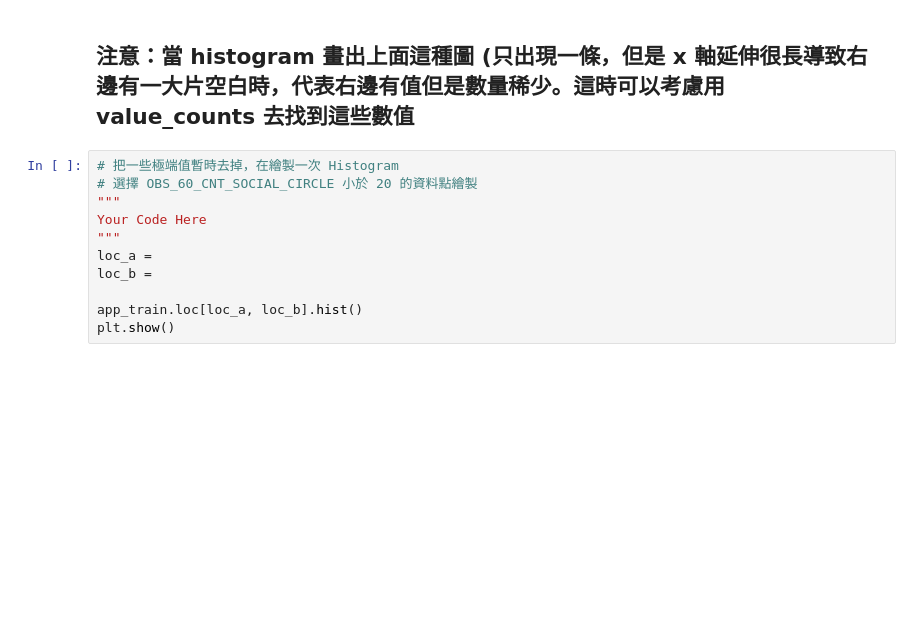
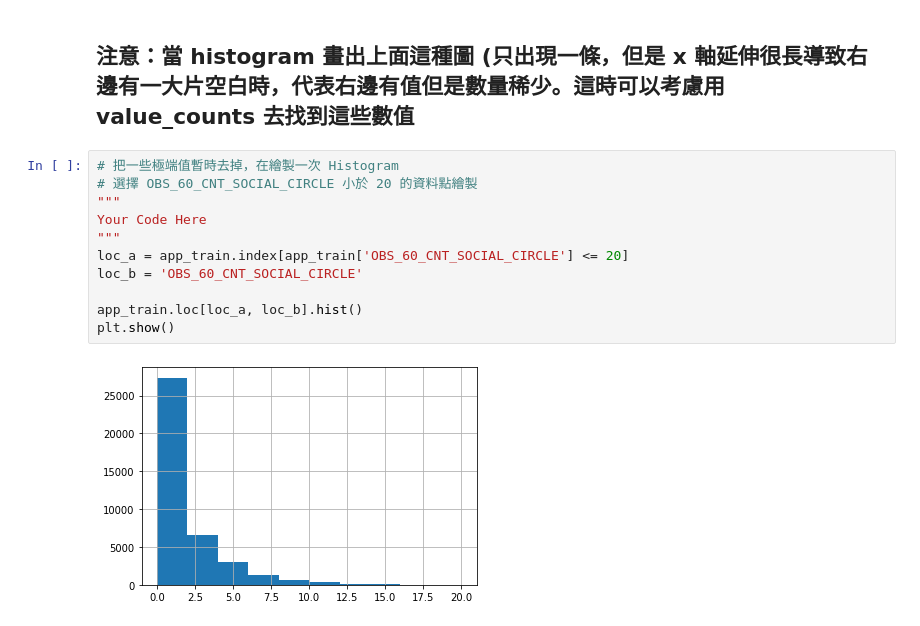
Before and after one commit to ccjameslai/ML100Days, a Jupyter notebook: homework/Day_009_HW.ipynb, the cells around one changed output. Drawn from its saved outputs; the diff is of its cells as text; blank space fills up the shorter version.

```diff
--- a/homework/Day_009_HW.ipynb
+++ b/homework/Day_009_HW.ipynb
@@ -228,11 +228,13 @@ Name: OBS_60_CNT_SOCIAL_CIRCLE, dtype: int64
 # %%
 # 把一些極端值暫時去掉，在繪製一次 Histogram
 # 選擇 OBS_60_CNT_SOCIAL_CIRCLE 小於 20 的資料點繪製
 """
 Your Code Here
 """
-loc_a =
-loc_b =
+loc_a = app_train.index[app_train['OBS_60_CNT_SOCIAL_CIRCLE'] <= 20]
+loc_b = 'OBS_60_CNT_SOCIAL_CIRCLE'
 
 app_train.loc[loc_a, loc_b].hist()
 plt.show()
+# %% [output]
+[figure, added]
```
Also changed, not shown: parts of 1 cell of this notebook.
